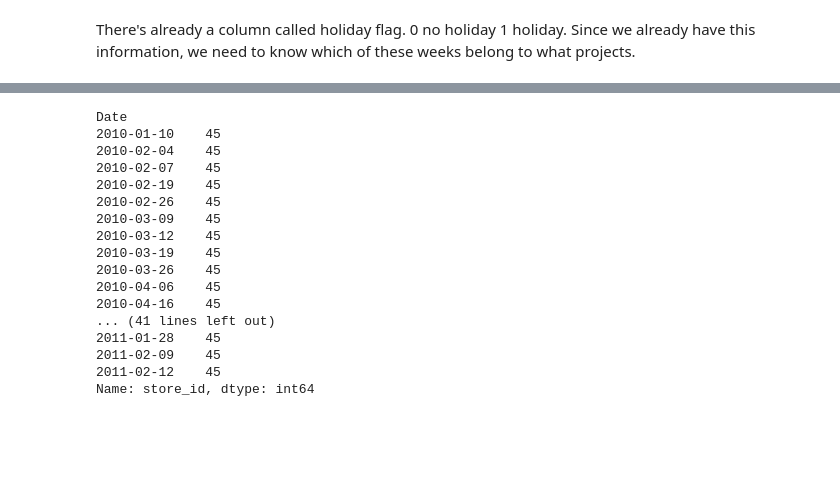
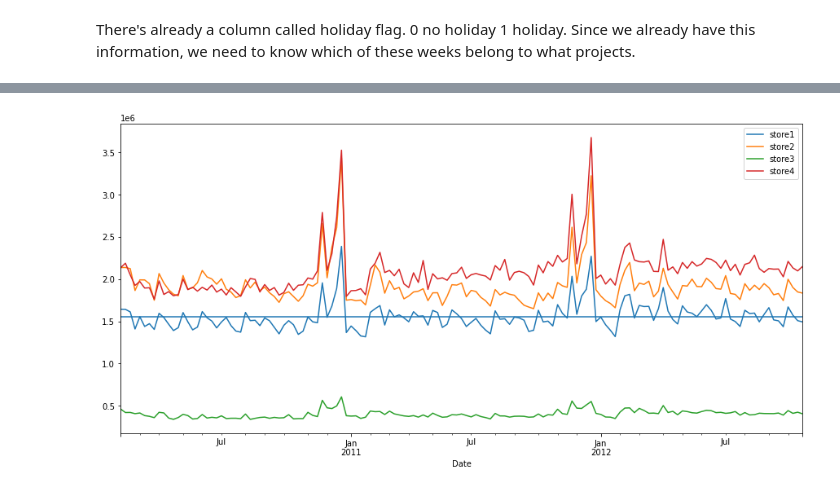
Before and after one commit to Attention-Walmart-Shoppers/capstone, a Jupyter notebook: Heather Initial Notebook.ipynb, the cells around one changed output, grey strips where cells are left out. Saved outputs shown, nothing was run; the diff lists cells and outputs as text; code cells hidden in the pictures; blank space fills up the shorter version.

```diff
--- a/Heather Initial Notebook.ipynb
+++ b/Heather Initial Notebook.ipynb
@@ -121,5 +184,11 @@ df.loc[df.index.isin(sb_list)]
 # %%
 plt.figure(figsize = (15,7))
-df[df.store == 1]['weekly_sales'].plot()
-plt.axhline(df[df.store == 1]['weekly_sales'].mean())
+df[df.store_id == 1]['weekly_sales'].plot()
+df[df.store_id == 2]['weekly_sales'].plot()
+df[df.store_id == 3]['weekly_sales'].plot()
+df[df.store_id == 4]['weekly_sales'].plot()
+plt.axhline(df[df.store_id == 1]['weekly_sales'].mean())
+plt.legend(['store1' , 'store2', 'store3', 'store4'])
 plt.show()
+# %% [output]
+[figure, added]
@@ -128,20 +194,0 @@ super_bowls = ['2010-02-12', '2011-02-11', '2012-02-10']
-# %%
-df.groupby(df.index).store_id.count().head(55)
-# %% [output]
-Date
-2010-01-10    45
-2010-02-04    45
-2010-02-07    45
-2010-02-19    45
-2010-02-26    45
-2010-03-09    45
-2010-03-12    45
-2010-03-19    45
-2010-03-26    45
-2010-04-06    45
-2010-04-16    45
-... (41 lines left out)
-2011-01-28    45
-2011-02-09    45
-2011-02-12    45
-Name: store_id, dtype: int64
```
Also changed, not shown: parts of 12 cells of this notebook.
